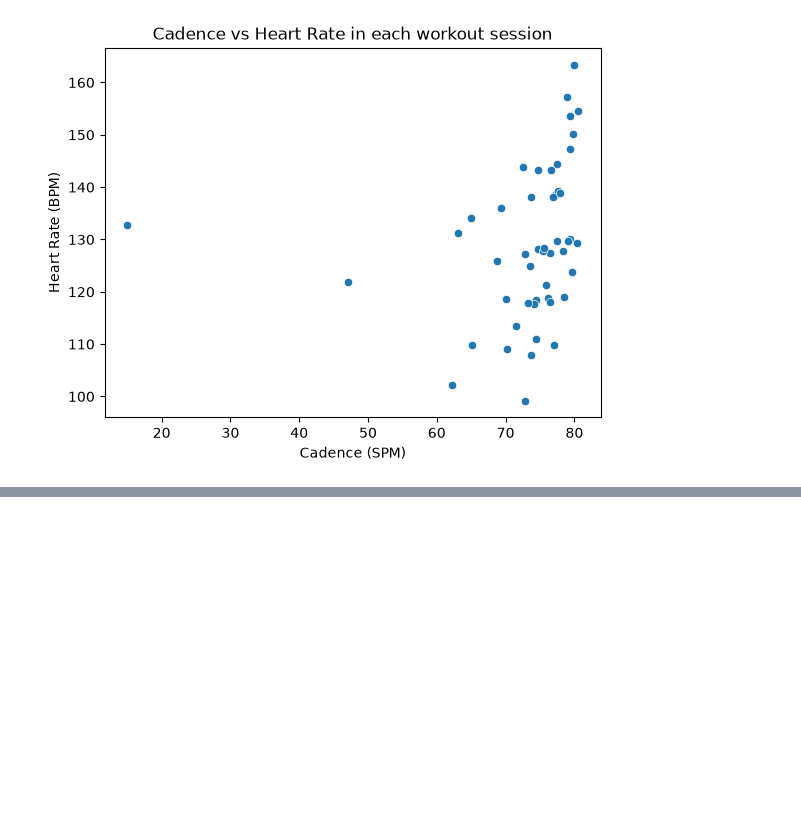
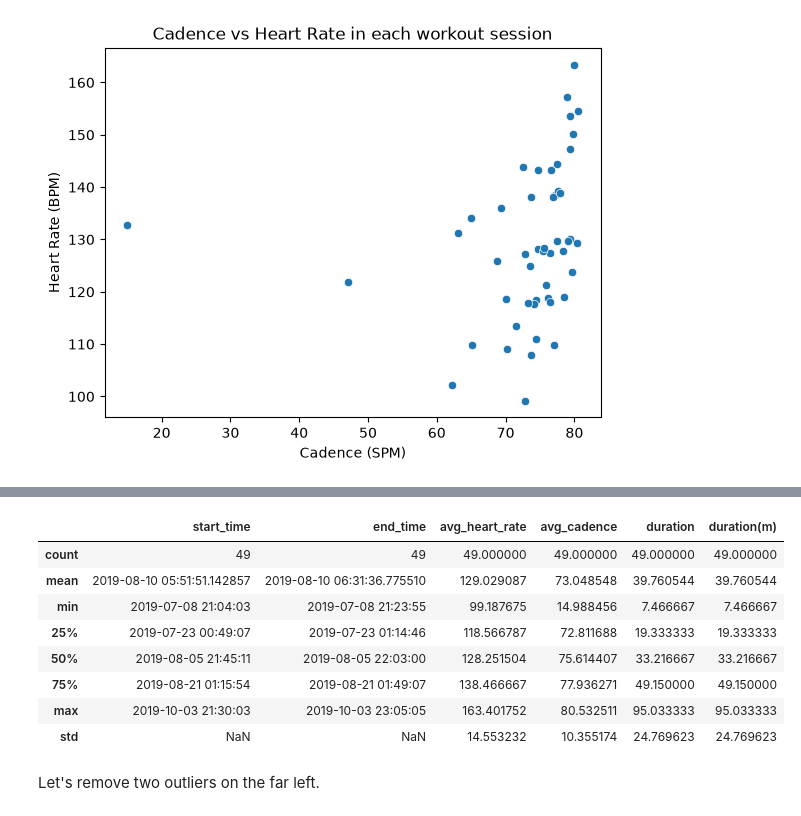
Before and after one commit to vandao288/strava_data_report, a Jupyter notebook: strava.ipynb, the cells around one changed output, grey strips where cells are left out. Drawn from its saved outputs; the diff is of its cells as text; code cells hidden in the pictures; blank space fills up the shorter version.

```diff
--- a/strava.ipynb
+++ b/strava.ipynb
@@ -484,0 +495,14 @@ plt.show()
+# %%
+workout_summary.describe()
+# %% [output]
+|  | start_time | end_time | avg_heart_rate | avg_cadence | duration | duration(m) |
+| count | 49 | 49 | 49.000000 | 49.000000 | 49.000000 | 49.000000 |
+| mean | 2019-08-10 05:51:51.142857 | 2019-08-10 06:31:36.775510 | 129.029087 | 73.048548 | 39.760544 | 39.760544 |
+| min | 2019-07-08 21:04:03 | 2019-07-08 21:23:55 | 99.187675 | 14.988456 | 7.466667 | 7.466667 |
+| 25% | 2019-07-23 00:49:07 | 2019-07-23 01:14:46 | 118.566787 | 72.811688 | 19.333333 | 19.333333 |
+| 50% | 2019-08-05 21:45:11 | 2019-08-05 22:03:00 | 128.251504 | 75.614407 | 33.216667 | 33.216667 |
+| 75% | 2019-08-21 01:15:54 | 2019-08-21 01:49:07 | 138.466667 | 77.936271 | 49.150000 | 49.150000 |
+| max | 2019-10-03 21:30:03 | 2019-10-03 23:05:05 | 163.401752 | 80.532511 | 95.033333 | 95.033333 |
+| std | NaN | NaN | 14.553232 | 10.355174 | 24.769623 | 24.769623 |
+# %% [markdown]
+Let's remove two outliers on the far left.
```
Also changed, not shown: parts of 6 cells of this notebook.
